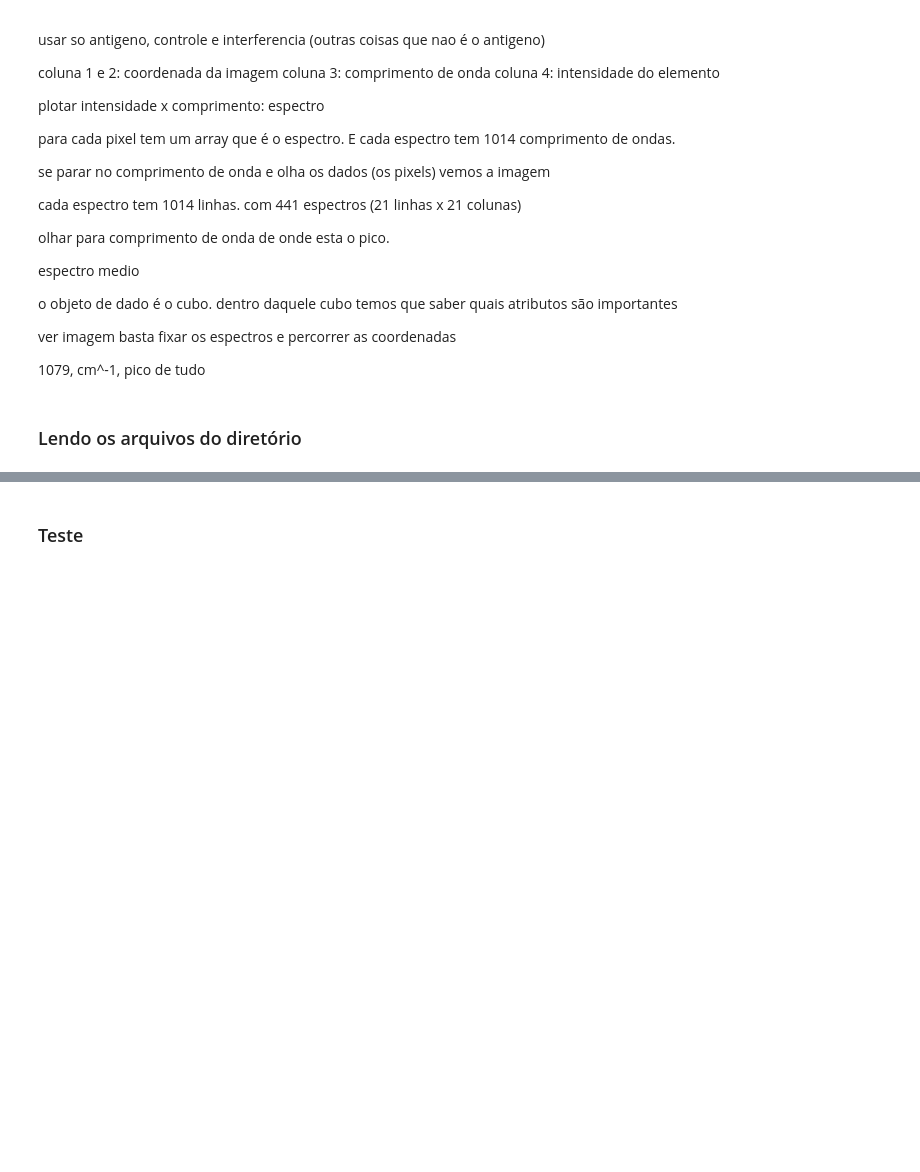
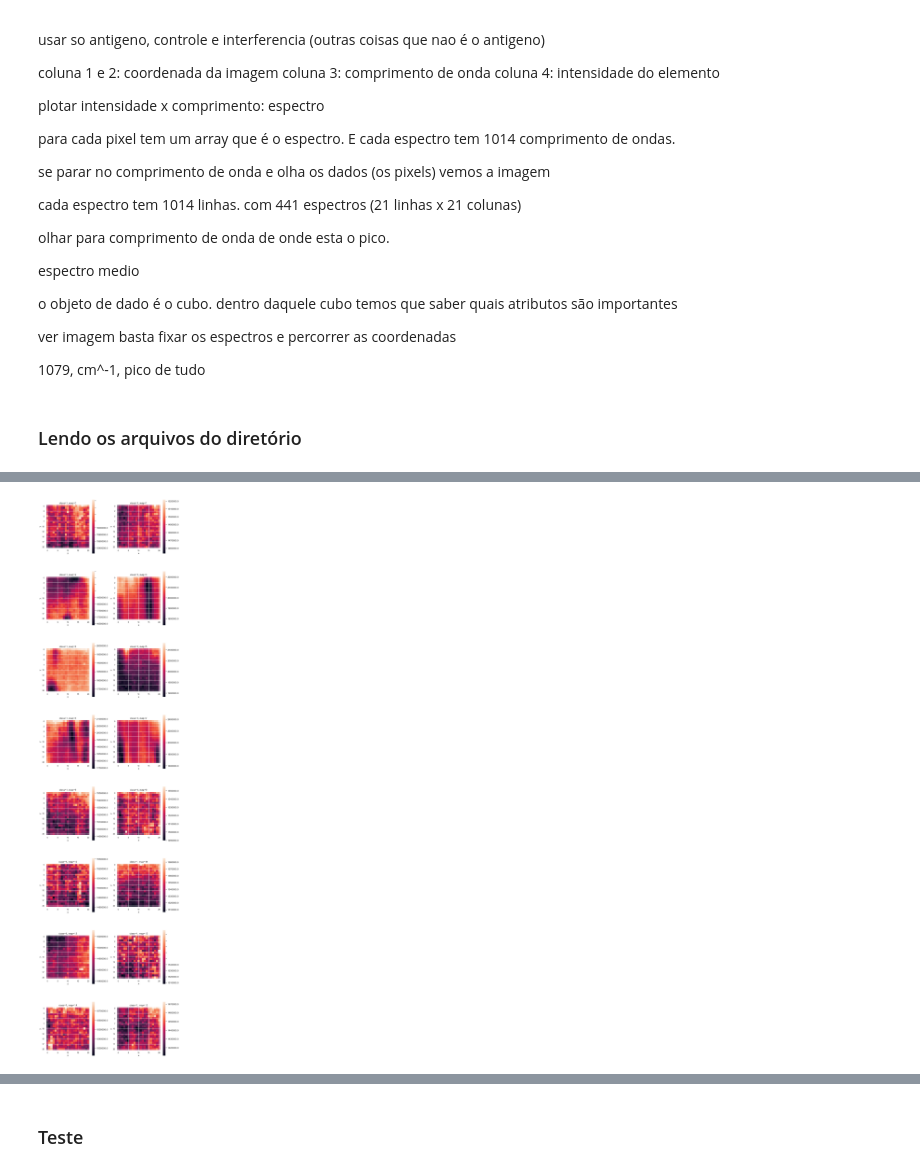
Before and after one commit to lucasvoltera/ic-sensors, a Jupyter notebook: sers.ipynb, the cells around one changed output, grey strips where cells are left out. Drawn from its saved outputs; the diff is of its cells as text; code cells hidden in the pictures; blank space fills up the shorter version.

```diff
--- a/sers.ipynb
+++ b/sers.ipynb
@@ -255,0 +473,4 @@ plotSersSignal(waveWithInterfering)
+# %%
+plotSERSMaps(raw_data, dim, 1)
+# %% [output]
+[figure, added]
```
Also changed, not shown: parts of 38 cells of this notebook.
